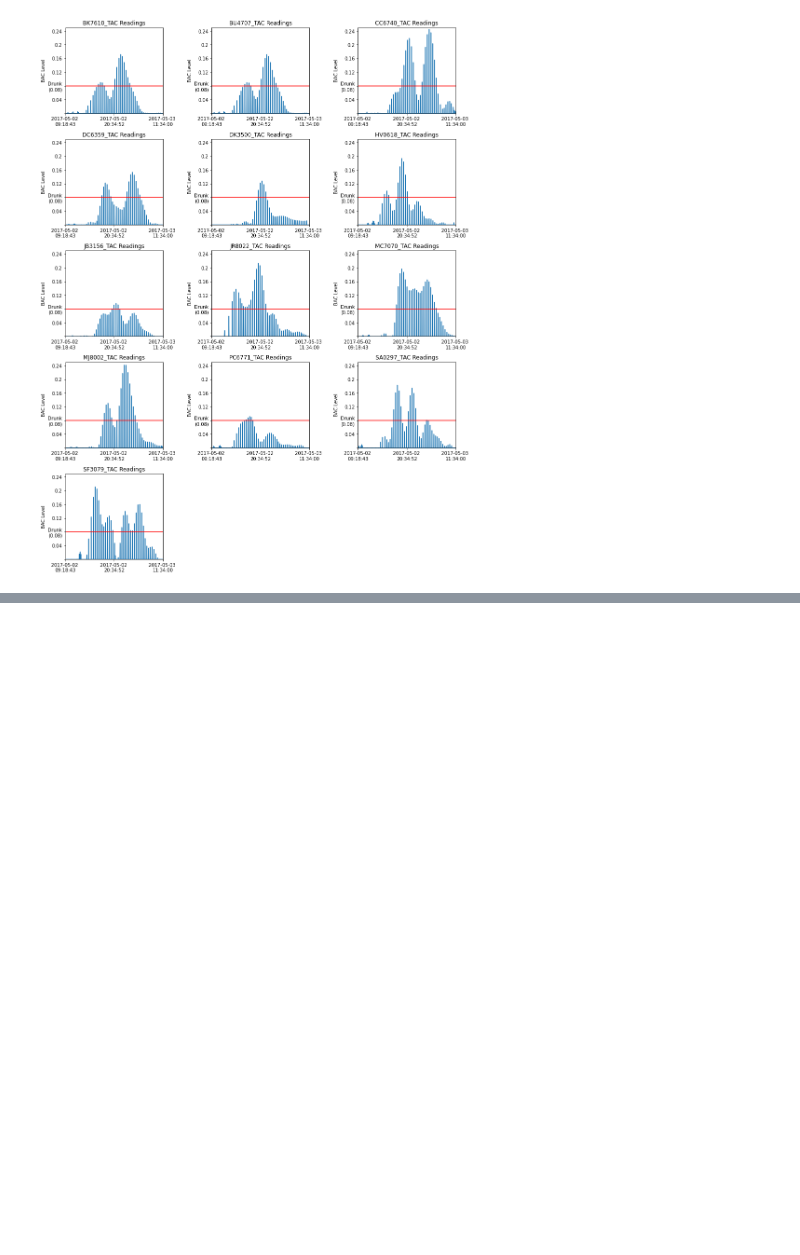
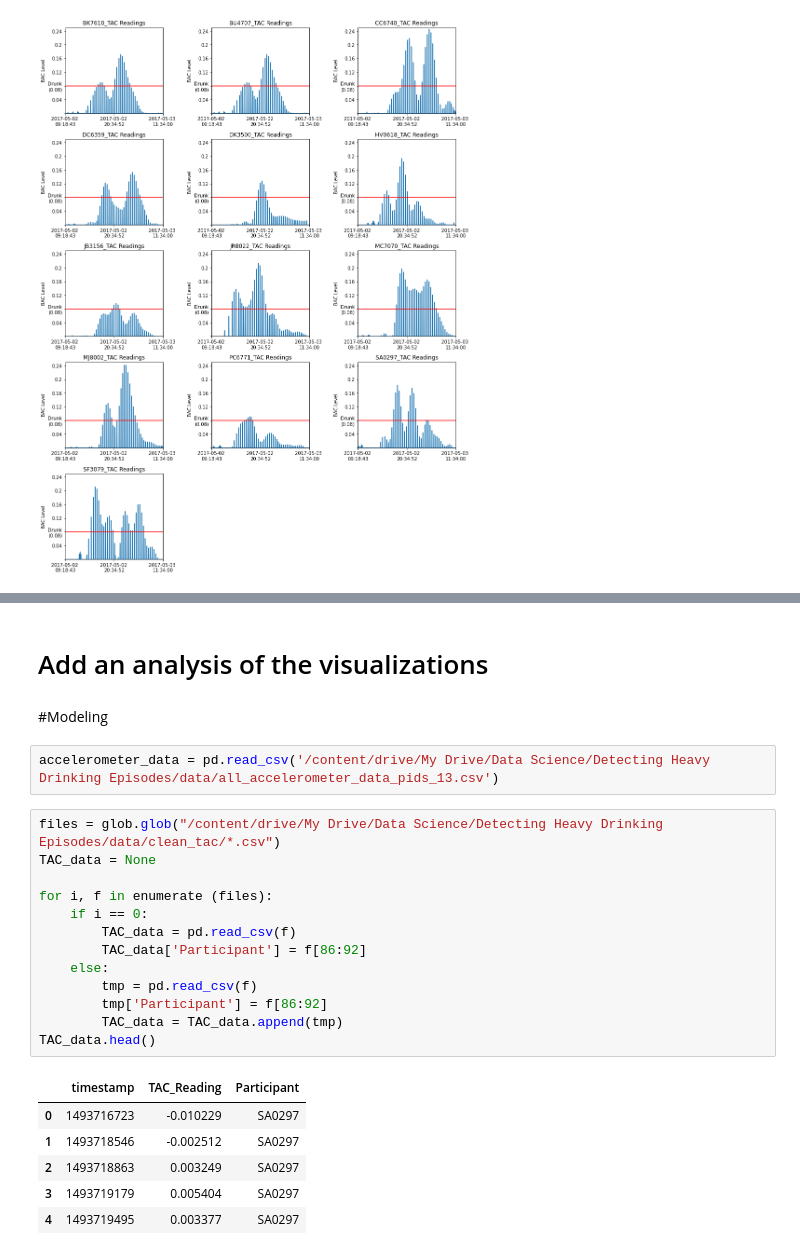
Before and after one commit to kshashank03/data-science-projects, a Jupyter notebook: Classification_Models/detecting_heavy_drinking_using_motion_data.ipynb, the cells around one changed output, grey strips where cells are left out. Saved outputs shown, nothing was run; the diff lists cells and outputs as text; blank space fills up the shorter version.

Commit message:
First iteration of running ML models

```diff
--- a/Classification_Models/detecting_heavy_drinking_using_motion_data.ipynb
+++ b/Classification_Models/detecting_heavy_drinking_using_motion_data.ipynb
@@ -115,3 +115,29 @@ for i in tqdm(accelerometer_data['pid'].unique()):
 plt.show()
 # %% [output]
 [figure]
+# %% [markdown]
+# Add an analysis of the visualizations
+# %% [markdown]
+#Modeling
+# %%
+accelerometer_data = pd.read_csv('/content/drive/My Drive/Data Science/Detecting Heavy Drinking Episodes/data/all_accelerometer_data_pids_13.csv')
+# %%
+files = glob.glob("/content/drive/My Drive/Data Science/Detecting Heavy Drinking Episodes/data/clean_tac/*.csv")
+TAC_data = None
+
+for i, f in enumerate (files):
+    if i == 0:
+        TAC_data = pd.read_csv(f)
+        TAC_data['Participant'] = f[86:92]
+    else:
+        tmp = pd.read_csv(f)
+        tmp['Participant'] = f[86:92]
+        TAC_data = TAC_data.append(tmp)
+TAC_data.head()
+# %% [output]
+|  | timestamp | TAC_Reading | Participant |
+| 0 | 1493716723 | -0.010229 | SA0297 |
+| 1 | 1493718546 | -0.002512 | SA0297 |
+| 2 | 1493718863 | 0.003249 | SA0297 |
+| 3 | 1493719179 | 0.005404 | SA0297 |
+| 4 | 1493719495 | 0.003377 | SA0297 |
```
Also changed, not shown: parts of 22 cells of this notebook.
